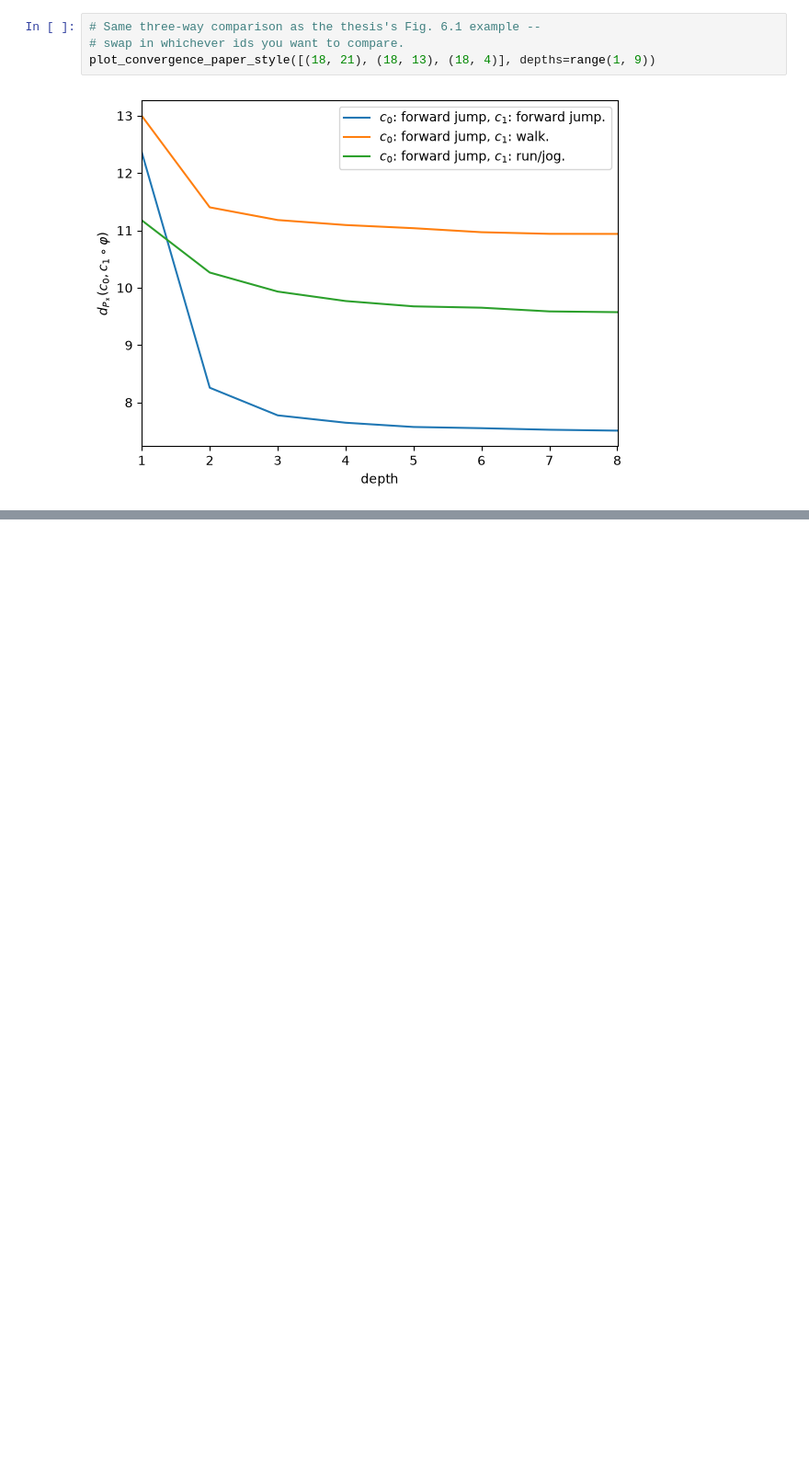
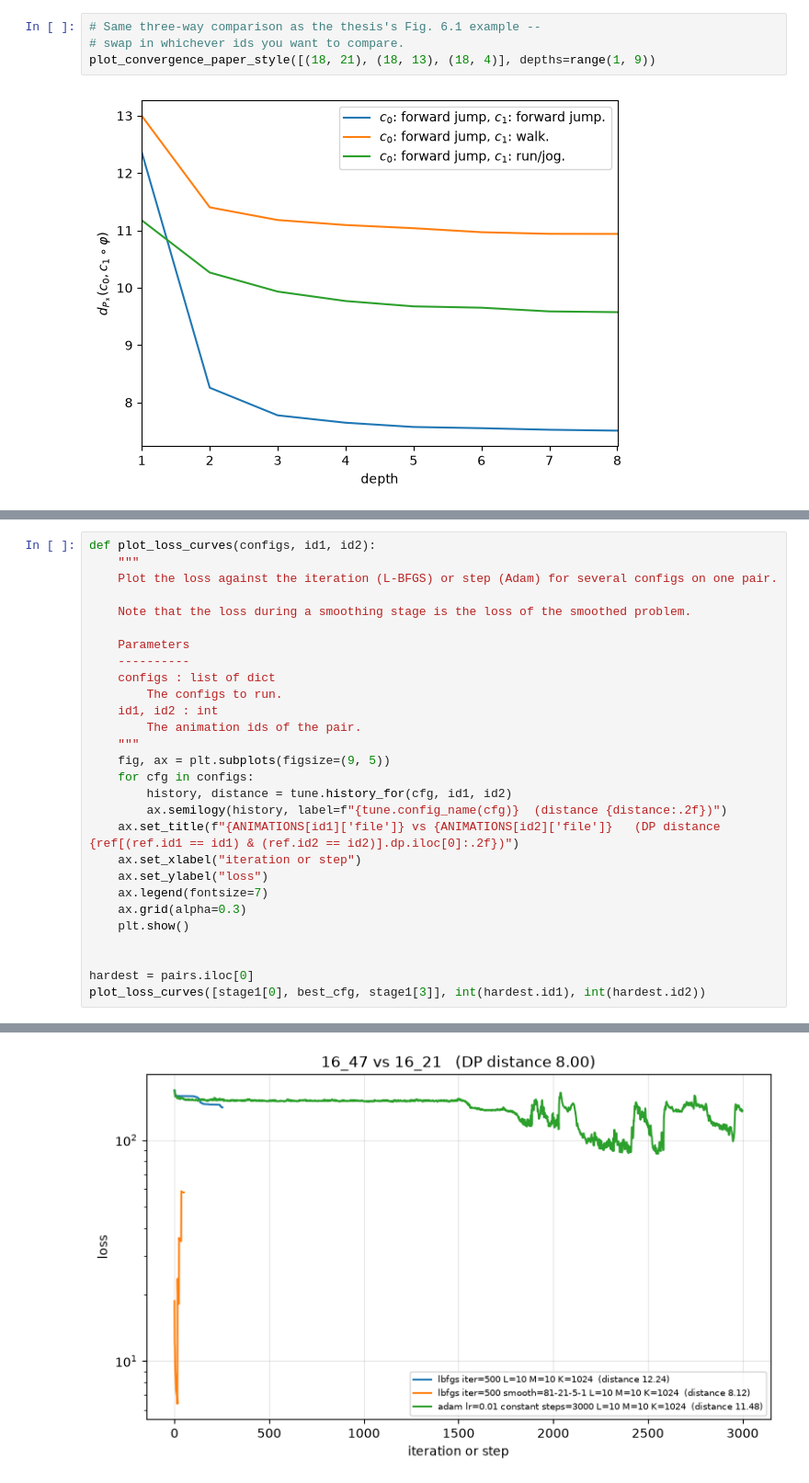
Before and after one commit to theaboge/Project, a Jupyter notebook: notebooks/explore.ipynb, the cells around one changed output, grey strips where cells are left out. Shown at 92% size. Saved outputs shown, nothing was run; the diff lists cells and outputs as text; blank space fills up the shorter version.

```diff
--- a/notebooks/explore.ipynb
+++ b/notebooks/explore.ipynb
@@ -251,0 +524,29 @@ plot_convergence_paper_style([(18, 21), (18, 13), (18, 4)], depths=range(1, 9))
+# %%
+def plot_loss_curves(configs, id1, id2):
+    """
+    Plot the loss against the iteration (L-BFGS) or step (Adam) for several configs on one pair.
+
+    Note that the loss during a smoothing stage is the loss of the smoothed problem.
+
+    Parameters
+    ----------
+    configs : list of dict
+        The configs to run.
+    id1, id2 : int
+        The animation ids of the pair.
+    """
+    fig, ax = plt.subplots(figsize=(9, 5))
+    for cfg in configs:
+        history, distance = tune.history_for(cfg, id1, id2)
+        ax.semilogy(history, label=f"{tune.config_name(cfg)}  (distance {distance:.2f})")
+    ax.set_title(f"{ANIMATIONS[id1]['file']} vs {ANIMATIONS[id2]['file']}   (DP distance {ref[(ref.id1 == id1) & (ref.id2 == id2)].dp.iloc[0]:.2f})")
+    ax.set_xlabel("iteration or step")
+    ax.set_ylabel("loss")
+    ax.legend(fontsize=7)
+    ax.grid(alpha=0.3)
+    plt.show()
+
+
+hardest = pairs.iloc[0]
+plot_loss_curves([stage1[0], best_cfg, stage1[3]], int(hardest.id1), int(hardest.id2))
+# %% [output]
@@ -251,0 +555 @@ plot_convergence_paper_style([(18, 21), (18, 13), (18, 4)], depths=range(1, 9))
+[figure, added]
```
Also changed, not shown: parts of 22 cells of this notebook, 19 other files.
